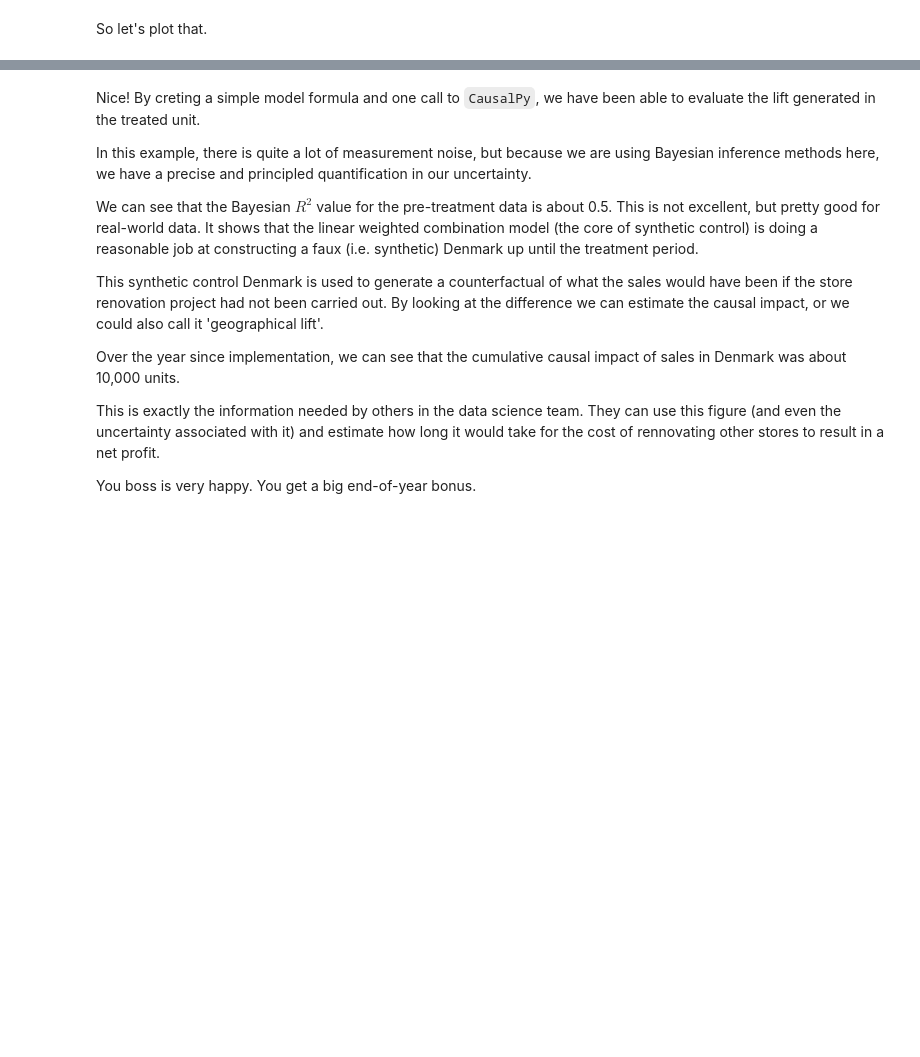
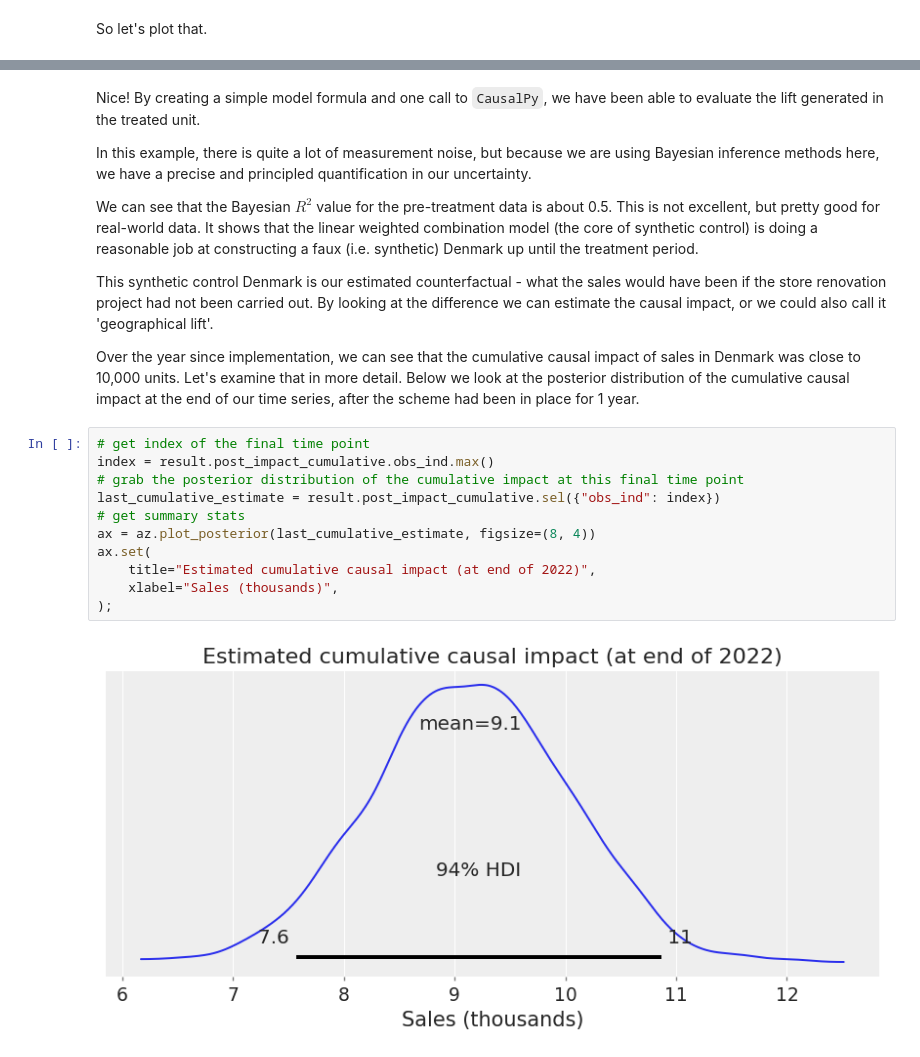
Before and after one commit to pymc-labs/CausalPy, a Jupyter notebook: docs/notebooks/geolift1.ipynb, the cells around one changed output, grey strips where cells are left out. Saved outputs shown, nothing was run; the diff lists cells and outputs as text; blank space fills up the shorter version.

```diff
--- a/docs/notebooks/geolift1.ipynb
+++ b/docs/notebooks/geolift1.ipynb
@@ -95,14 +147,23 @@ for i in [0, 1, 2]:
 # %% [markdown]
-Nice! By creting a simple model formula and one call to `CausalPy`, we have been able to evaluate the lift generated in the treated unit.
+Nice! By creating a simple model formula and one call to `CausalPy`, we have been able to evaluate the lift generated in the treated unit.
 
 In this example, there is quite a lot of measurement noise, but because we are using Bayesian inference methods here, we have a precise and principled quantification in our uncertainty.
 
 We can see that the Bayesian $R^2$ value for the pre-treatment data is about 0.5. This is not excellent, but pretty good for real-world data. It shows that the linear weighted combination model (the core of synthetic control) is doing a reasonable job at constructing a faux (i.e. synthetic) Denmark up until the treatment period.
 
-This synthetic control Denmark is used to generate a counterfactual of what the sales would have been if the store renovation project had not been carried out. By looking at the difference we can estimate the causal impact, or we could also call it 'geographical lift'.
+This synthetic control Denmark is our estimated counterfactual - what the sales would have been if the store renovation project had not been carried out. By looking at the difference we can estimate the causal impact, or we could also call it 'geographical lift'.
 
-Over the year since implementation, we can see that the cumulative causal impact of sales in Denmark was about 10,000 units.
-
-This is exactly the information needed by others in the data science team. They can use this figure (and even the uncertainty associated with it) and estimate how long it would take for the cost of rennovating other stores to result in a net profit.
-
-You boss is very happy. You get a big end-of-year bonus.
+Over the year since implementation, we can see that the cumulative causal impact of sales in Denmark was close to 10,000 units. Let's examine that in more detail. Below we look at the posterior distribution of the cumulative causal impact at the end of our time series, after the scheme had been in place for 1 year.
+# %%
+# get index of the final time point
+index = result.post_impact_cumulative.obs_ind.max()
+# grab the posterior distribution of the cumulative impact at this final time point
+last_cumulative_estimate = result.post_impact_cumulative.sel({"obs_ind": index})
+# get summary stats
+ax = az.plot_posterior(last_cumulative_estimate, figsize=(8, 4))
+ax.set(
+    title="Estimated cumulative causal impact (at end of 2022)",
+    xlabel="Sales (thousands)",
+);
+# %% [output]
+[figure, added]
```
Also changed, not shown: parts of 24 cells of this notebook.
